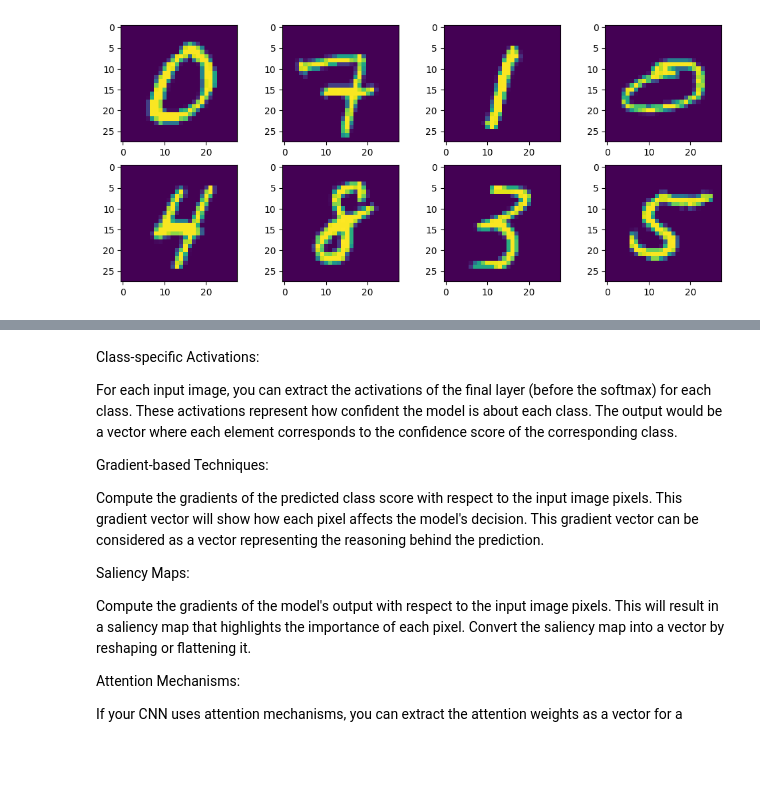
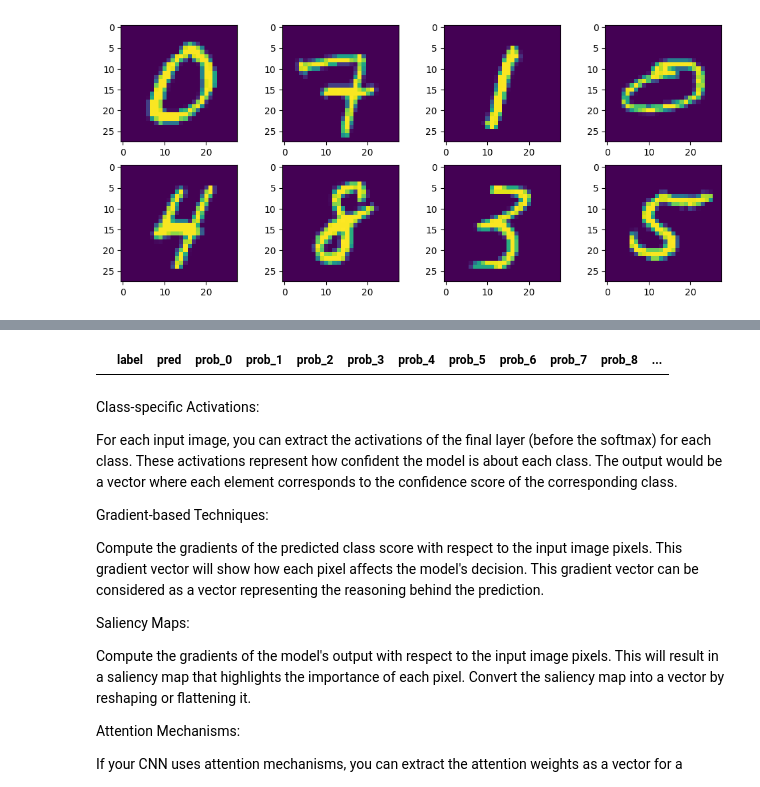
Before and after one commit to oskarkris/MasterOppgave, a Jupyter notebook: Mastern.ipynb, the cells around one changed output, grey strips where cells are left out. Saved outputs shown, nothing was run; the diff lists cells and outputs as text; code cells hidden in the pictures; blank space fills up the shorter version.

```diff
--- a/Mastern.ipynb
+++ b/Mastern.ipynb
@@ -263,4 +266,8 @@ df
 2278 rows × 12 columns
+# %%
+df2
+# %% [output]
+|  | label | pred | prob_0 | prob_1 | prob_2 | prob_3 | prob_4 | prob_5 | prob_6 | prob_7 | prob_8 | ... |
 # %% [markdown]
 Class-specific Activations:
 
```
Also changed, not shown: parts of 7 cells of this notebook.
